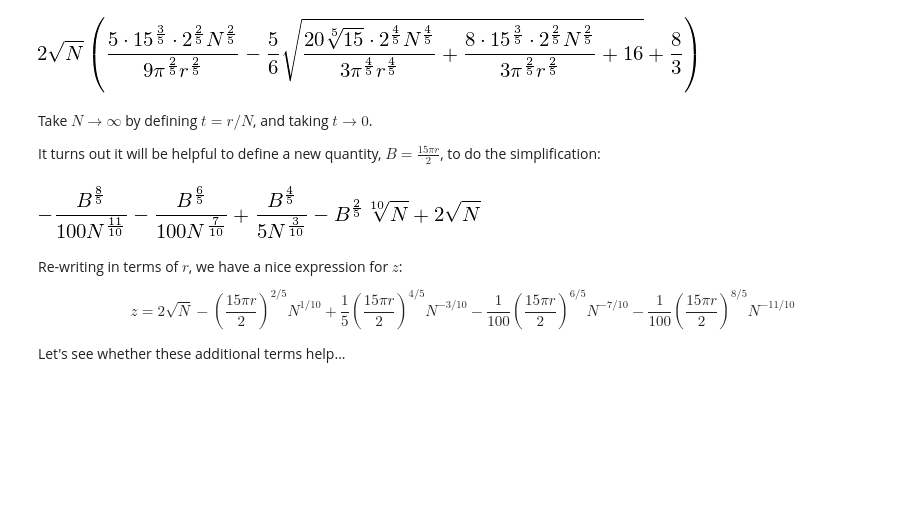
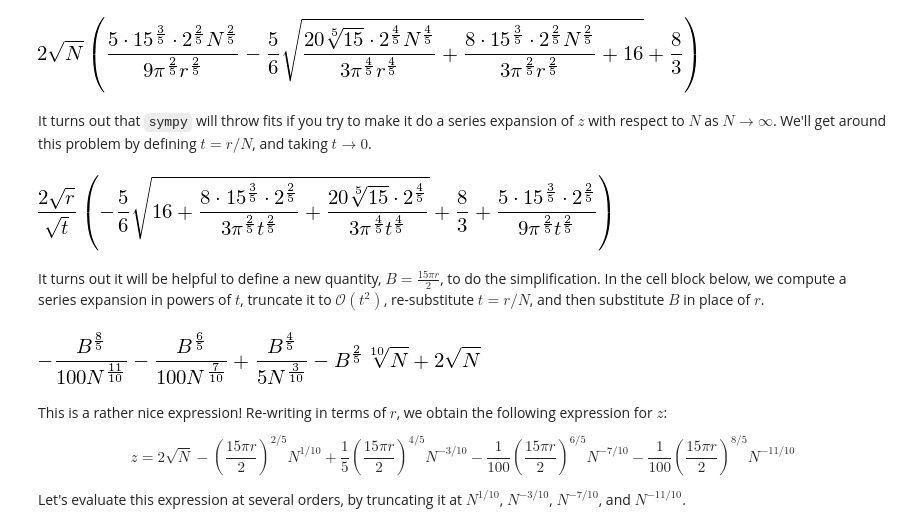
Before and after one commit to Travis-S/arxiv_1609.04385, a Jupyter notebook: Supplemental_NB-II.ipynb, the cells around one changed output. Cells and saved outputs as stored; diff of their text form; code cells hidden in the pictures; blank space fills up the shorter version.

```diff
--- a/Supplemental_NB-II.ipynb
+++ b/Supplemental_NB-II.ipynb
@@ -210,10 +274,16 @@ z = 2*sympy.sqrt(N)*sols[0].subs({A:32 * (2 * N / (15 * sympy.pi * r))**2})
 z
 # %% [output]
 [figure]
+# %% [markdown]
+It turns out that ``sympy`` will throw fits if you try to make it do a series expansion of $z$ with respect to $N$ as $N \rightarrow \infty$. We'll get around this problem by defining $t = r/N$, and taking $t \rightarrow 0$.
+# %%
+#Substitute r/t for N
+z = z.subs({N:r/t})
+z
+# %% [output]
+[figure, added]
 # %% [markdown]
-Take $N \rightarrow \infty$ by defining $t = r/N$, and taking $t \rightarrow 0$.
-
-It turns out it will be helpful to define a new quantity, $B = \frac{15 \pi r}{2}$, to do the simplification:
+It turns out it will be helpful to define a new quantity, $B = \frac{15 \pi r}{2}$, to do the simplification. In the cell block below, we compute a series expansion in powers of $t$, truncate it to $\mathcal{O}(t^{2})$, re-substitute $t = r/N$, and then substitute $B$ in place of $r$.
 # %%
 sympy.init_printing()
 B = sympy.symbols('B')
@@ -221,9 +291,10 @@ sympy.expand(sympy.series(z.subs({N:r/t}), t, n=2).subs({t:r/N})).removeO().subs
 # %% [output]
 [figure]
 # %% [markdown]
-Re-writing in terms of $r$, we have a nice expression for $z$:
+This is a rather nice expression!
+ Re-writing in terms of $r$, we obtain the following expression for $z$:
 
 $$z = 2\sqrt{N} - \left(\frac{15\pi r}{2}\right)^{2/5}N^{1/10} + \frac{1}{5}\left(\frac{15\pi r}{2}\right)^{4/5}N^{-3/10} - \frac{1}{100}\left(\frac{15\pi r}{2}\right)^{6/5}N^{-7/10} - \frac{1}{100}\left(\frac{15\pi r}{2}\right)^{8/5}N^{-11/10}$$
 
-Let's see whether these additional terms help...
+Let's evaluate this expression at several orders, by truncating it at $N^{1/10}$, $N^{-3/10}$, $N^{-7/10}$, and $N^{-11/10}$.
 # %%
```
Also changed, not shown: parts of 29 cells of this notebook.
